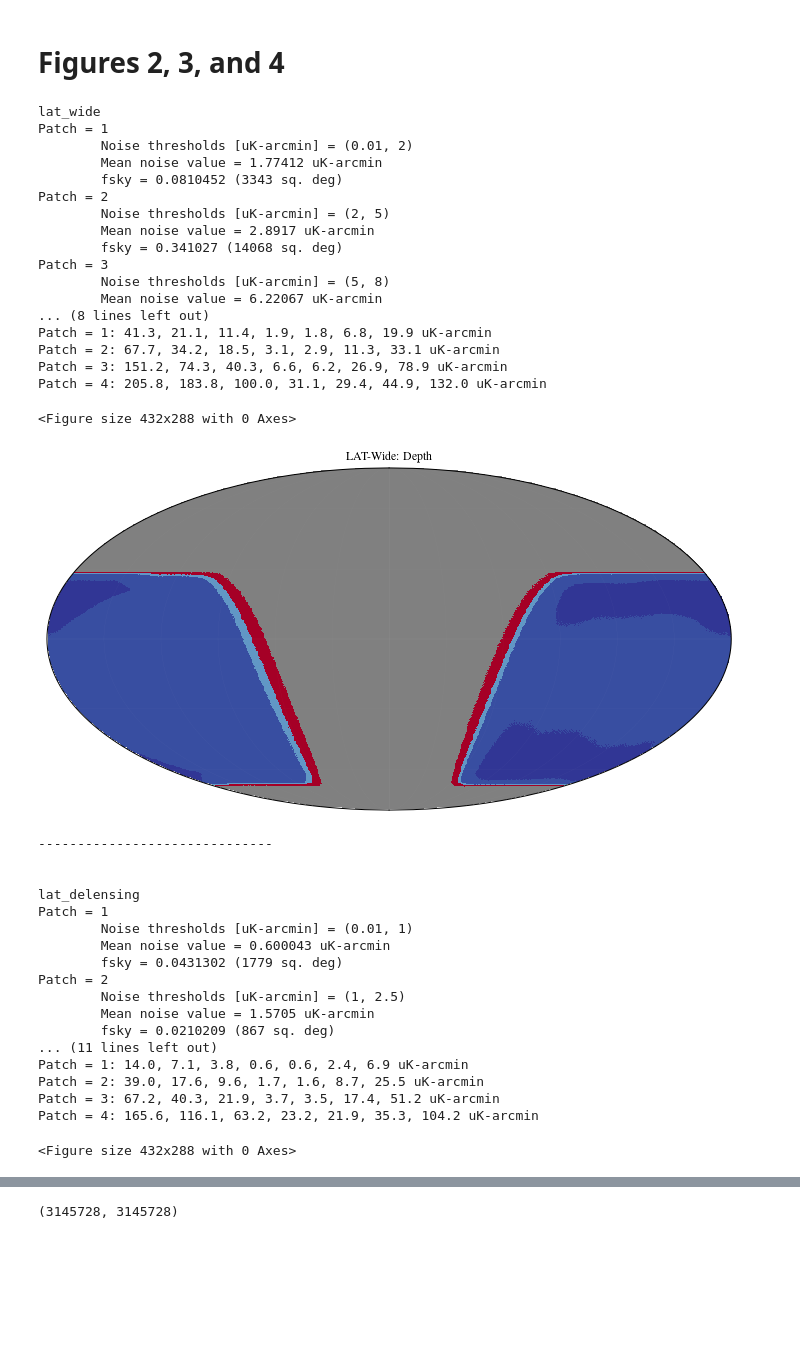
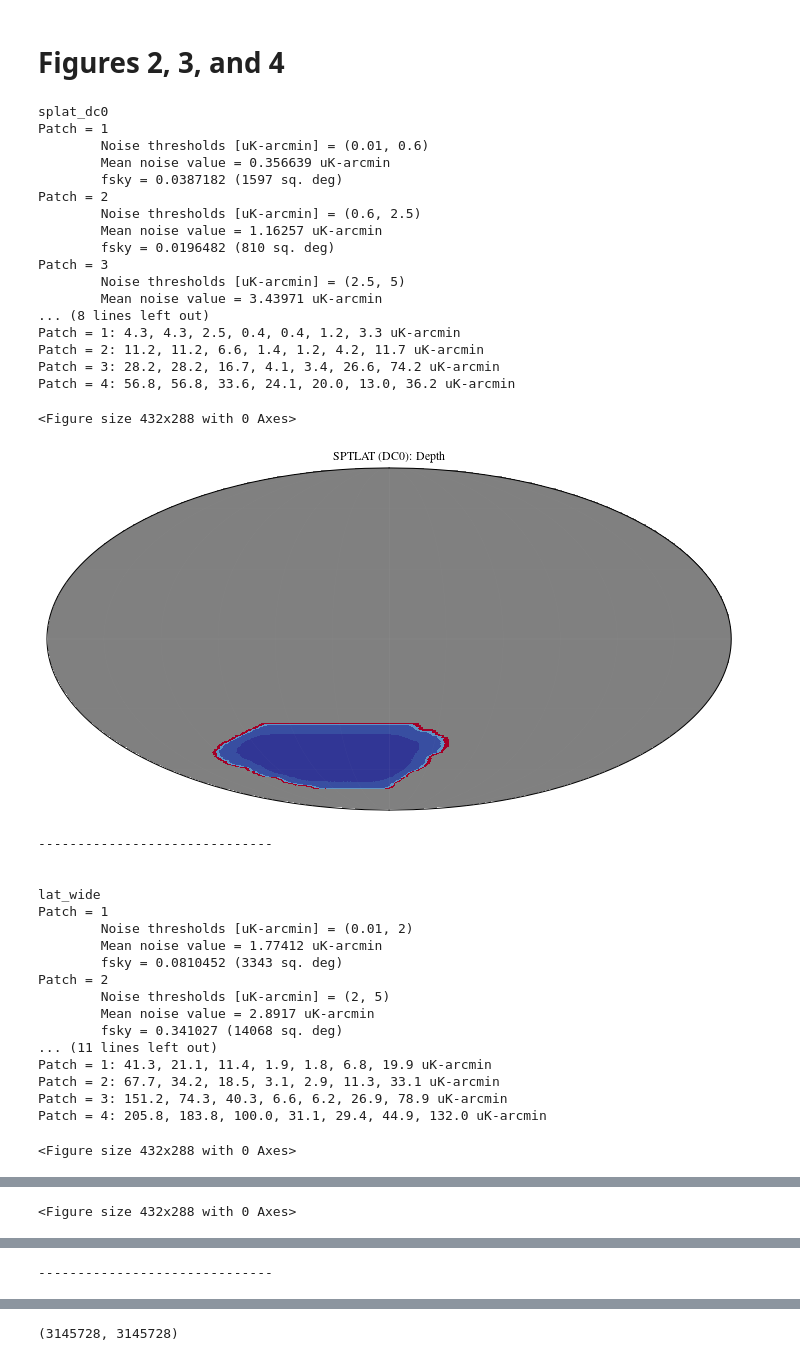
Before and after one commit to sriniraghunathan/cmb_s4_all_chile_optimisation_2025_05, a Jupyter notebook: make_plots_for_paper.ipynb, the cells around one changed output, grey strips where cells are left out. Drawn from its saved outputs; the diff is of its cells as text; code cells hidden in the pictures; blank space fills up the shorter version.

```diff
--- a/make_plots_for_paper.ipynb
+++ b/make_plots_for_paper.ipynb
@@ -36,8 +33,13 @@ sim_fd_dc0 = 'data/simulations/dc0'
 depth_map_pref_dc0 = 'dc0_chlat_t01.01_bandval_map03.fits'
 total_years_dc0 = 14
 
+sim_fd_dc0_splat = 'data/simulations/dc0'
+depth_map_pref_dc0_splat = 'dc0_splat_t01.01_bandval_map03.fits'
+total_years_dc0_splat = 14
+
 survey_dic = {
              ##'lat_wide_dc0': ['wide', r'LAT-Wide (DC0)'],
+            'splat_dc0': ['wide', r'SPTLAT (DC0)'],
              ##'lat_wide_phase2': ['wide', r'LAT-Wide (Phase 2)'],
              'lat_wide': ['wide_supplement', r'LAT-Wide'],
              ##'lat_roman': ['roman_supplement', r'LAT-Roman'],
@@ -48,6 +50,7 @@ vmin_vmax_dic = {'lat_roman': [0.5, 5.],
                  'lat_wide': [1.5, 8.],
                  'lat_wide_phase2': [1.5, 4.],
                  'lat_wide_dc0': [1., 2.],
+                 'splat_dc0': [0.5, 5.],
                 }
 
 use_absolute_or_relative_noise_thresholds = 'absolute'
@@ -68,13 +71,16 @@ def get_depth_maps(band_arr, survey, sim_fd, depth_map_pref, total_years):
         elif survey == 'lat_wide_dc0':
             depth_map_fname = '%s/%s' %(sim_fd_dc0, depth_map_pref_dc0)
             depth_map_fname = depth_map_fname.replace('bandval', '%03d' %(dc0_band_dic[band]))
+        elif survey == 'splat_dc0':
+            depth_map_fname = '%s/%s' %(sim_fd_dc0, depth_map_pref_dc0_splat)
+            depth_map_fname = depth_map_fname.replace('bandval', '%03d' %(dc0_band_dic[band]))
         else:
             depth_map_fname = '%s/%s' %(sim_fd, depth_map_pref)
             depth_map_fname = depth_map_fname.replace('surveyval', surveyval).replace('bandval', '%03d' %(band)).replace('yearval', '%02d' %(total_years))
 
         ##print( depth_map_fname )
         depth_map = H.read_map( depth_map_fname )
-        if survey == 'lat_wide_dc0':
+        if survey in ['lat_wide_dc0', 'splat_dc0']:
             depth_map = depth_map * 1e6
         depth_map_dic[band] = depth_map
 
@@ -95,6 +101,8 @@ for survey in survey_dic:
     #read the depth map
     depth_map_dic = get_depth_maps(band_arr, survey, sim_fd, depth_map_pref, total_years)
     baseline_depth_map = depth_map_dic[baseline_band]
+    ###H.mollview(baseline_depth_map); show(); sys.exit()
+    ##print(baseline_depth_map)
     #------------------------------
 
     #------------------------------
@@ -132,6 +140,8 @@ for survey in survey_dic:
             threshold_arr = [0.01, 6., 1e4]
         elif survey in ['lat_wide_dc0']:
             threshold_arr = [0.01, 6., 1e4]
+        elif survey in ['splat_dc0']:
+            threshold_arr = [0.01, 0.6, 2.5, vmax, 1e4]
 
     patch_dic = {}
     noise_val_dic = {}
@@ -249,62 +259,62 @@ for survey in survey_dic:
         #norm = mpl.colors.BoundaryNorm(bounds, cmap_noise.N)
         #cmap = cmap_noise
         H.mollview(hmap_patches_noisemap,
                    cmap = cmap,
                    title = r'%s: Depth' %(surveylabval),
                    min = min(hmap_patches_noisemap[good_inds]), max = max(hmap_patches_noisemap[good_inds]),
                    sub = (111),
                    unit = r'$\mu$K-arcmin',
                   )
         H.graticule(lw = 0.2, alpha = 0.2, color = 'white')
         show();
     if (1): #footprint / noise levels
         clf()
         H.mollview(hmap_patches_noisemap,
                    cmap = cmap,
                    title = r'%s: Depth' %(surveylabval),
                    min = min(hmap_patches_noisemap[good_inds]), max = max(hmap_patches_noisemap[good_inds]),
                    sub = (111),
                    cbar = False
                   )
         H.graticule(lw = 0.2, alpha = 0.2, color = 'white')
         show();
     #------------------------------
     print('------------------------------')
 # %% [output]
-lat_wide
+splat_dc0
 Patch = 1
-        Noise thresholds [uK-arcmin] = (0.01, 2)
-        Mean noise value = 1.77412 uK-arcmin
-        fsky = 0.0810452 (3343 sq. deg)
+        Noise thresholds [uK-arcmin] = (0.01, 0.6)
+        Mean noise value = 0.356639 uK-arcmin
+        fsky = 0.0387182 (1597 sq. deg)
 Patch = 2
-        Noise thresholds [uK-arcmin] = (2, 5)
-        Mean noise value = 2.8917 uK-arcmin
-        fsky = 0.341027 (14068 sq. deg)
+        Noise thresholds [uK-arcmin] = (0.6, 2.5)
+        Mean noise value = 1.16257 uK-arcmin
+        fsky = 0.0196482 (810 sq. deg)
 Patch = 3
-        Noise thresholds [uK-arcmin] = (5, 8)
-        Mean noise value = 6.22067 uK-arcmin
+        Noise thresholds [uK-arcmin] = (2.5, 5)
+        Mean noise value = 3.43971 uK-arcmin
 ... (8 lines left out)
-Patch = 1: 41.3, 21.1, 11.4, 1.9, 1.8, 6.8, 19.9 uK-arcmin
-Patch = 2: 67.7, 34.2, 18.5, 3.1, 2.9, 11.3, 33.1 uK-arcmin
-Patch = 3: 151.2, 74.3, 40.3, 6.6, 6.2, 26.9, 78.9 uK-arcmin
-Patch = 4: 205.8, 183.8, 100.0, 31.1, 29.4, 44.9, 132.0 uK-arcmin
+Patch = 1: 4.3, 4.3, 2.5, 0.4, 0.4, 1.2, 3.3 uK-arcmin
+Patch = 2: 11.2, 11.2, 6.6, 1.4, 1.2, 4.2, 11.7 uK-arcmin
+Patch = 3: 28.2, 28.2, 16.7, 4.1, 3.4, 26.6, 74.2 uK-arcmin
+Patch = 4: 56.8, 56.8, 33.6, 24.1, 20.0, 13.0, 36.2 uK-arcmin
 <Figure size 432x288 with 0 Axes>
-[figure, old version]
+[figure, new version]
 ------------------------------
 
 
-lat_delensing
+lat_wide
 Patch = 1
-        Noise thresholds [uK-arcmin] = (0.01, 1)
-        Mean noise value = 0.600043 uK-arcmin
-        fsky = 0.0431302 (1779 sq. deg)
+        Noise thresholds [uK-arcmin] = (0.01, 2)
+        Mean noise value = 1.77412 uK-arcmin
+        fsky = 0.0810452 (3343 sq. deg)
 Patch = 2
-        Noise thresholds [uK-arcmin] = (1, 2.5)
-        Mean noise value = 1.5705 uK-arcmin
-        fsky = 0.0210209 (867 sq. deg)
+        Noise thresholds [uK-arcmin] = (2, 5)
+        Mean noise value = 2.8917 uK-arcmin
+        fsky = 0.341027 (14068 sq. deg)
 ... (11 lines left out)
-Patch = 1: 14.0, 7.1, 3.8, 0.6, 0.6, 2.4, 6.9 uK-arcmin
-Patch = 2: 39.0, 17.6, 9.6, 1.7, 1.6, 8.7, 25.5 uK-arcmin
-Patch = 3: 67.2, 40.3, 21.9, 3.7, 3.5, 17.4, 51.2 uK-arcmin
-Patch = 4: 165.6, 116.1, 63.2, 23.2, 21.9, 35.3, 104.2 uK-arcmin
+Patch = 1: 41.3, 21.1, 11.4, 1.9, 1.8, 6.8, 19.9 uK-arcmin
+Patch = 2: 67.7, 34.2, 18.5, 3.1, 2.9, 11.3, 33.1 uK-arcmin
+Patch = 3: 151.2, 74.3, 40.3, 6.6, 6.2, 26.9, 78.9 uK-arcmin
+Patch = 4: 205.8, 183.8, 100.0, 31.1, 29.4, 44.9, 132.0 uK-arcmin
 <Figure size 432x288 with 0 Axes>
@@ -312,0 +339 @@ Patch = 4: 165.6, 116.1, 63.2, 23.2, 21.9, 35.3, 104.2 uK-arcmin
+<Figure size 432x288 with 0 Axes>
@@ -313 +341,2 @@ Patch = 4: 165.6, 116.1, 63.2, 23.2, 21.9, 35.3, 104.2 uK-arcmin
+------------------------------
 # %%
```
Also changed, not shown: parts of 4 cells of this notebook.
